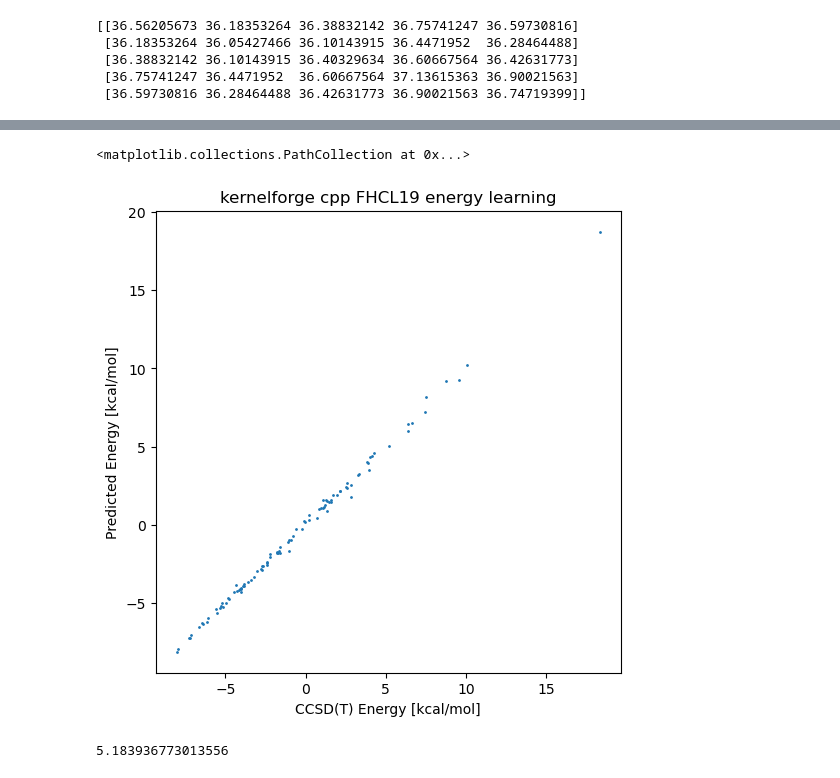
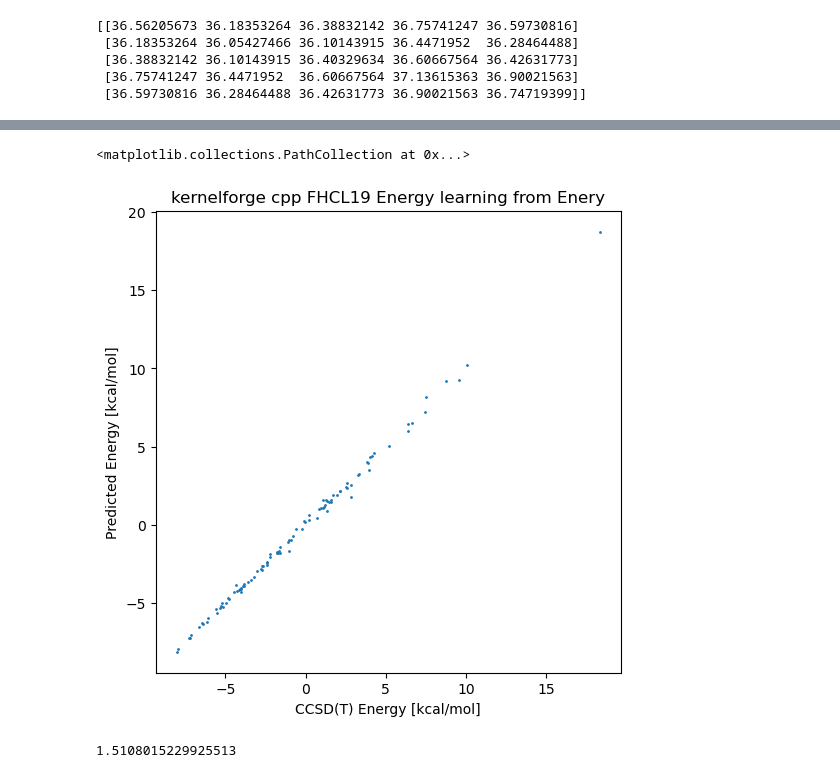
Before and after one commit to andersx/kernelforge, a Jupyter notebook: examples/fchl_example.ipynb, the cells around one changed output, grey strips where cells are left out. Saved outputs shown, nothing was run; the diff lists cells and outputs as text; code cells hidden in the pictures.

Commit message:
Finished optimizing FCHL19 Jacobian kernel

```diff
--- a/examples/fchl_example.ipynb
+++ b/examples/fchl_example.ipynb
@@ -107,6 +104,6 @@ print(res)
 fig = plt.figure(figsize=(6,6))
 plt.xlabel("CCSD(T) Energy [kcal/mol]")
 plt.ylabel("Predicted Energy [kcal/mol]")
-plt.title("kernelforge cpp FHCL19 energy learning")
+plt.title("kernelforge cpp FHCL19 Energy learning from Enery")
 plt.scatter(Yt, Yp, s=1)
 # %% [output]
@@ -115,14 +112,11 @@ PearsonRResult(statistic=np.float64(0.9986700458476816), pvalue=np.float64(5.129
 <matplotlib.collections.PathCollection at 0x...>
-[figure, old version]
+[figure, new version]
 # %%
-os.environ["OMP_NUM_THREADS"] = ""
-os.environ["MKL_NUM_THREADS"] = ""
 t0 = time.perf_counter()
-
 Kd = fatomic_local_gradient_kernel(X, Xt, dXt, Q, Qt, N, Nt, sigma).T
 t1 = time.perf_counter()
 print(t1-t0)
 # %% [output]
-5.183936773013556
+1.5108015229925513
 # %%
 Kd.shape
```
Also changed, not shown: parts of 9 cells of this notebook, 2 other files.
